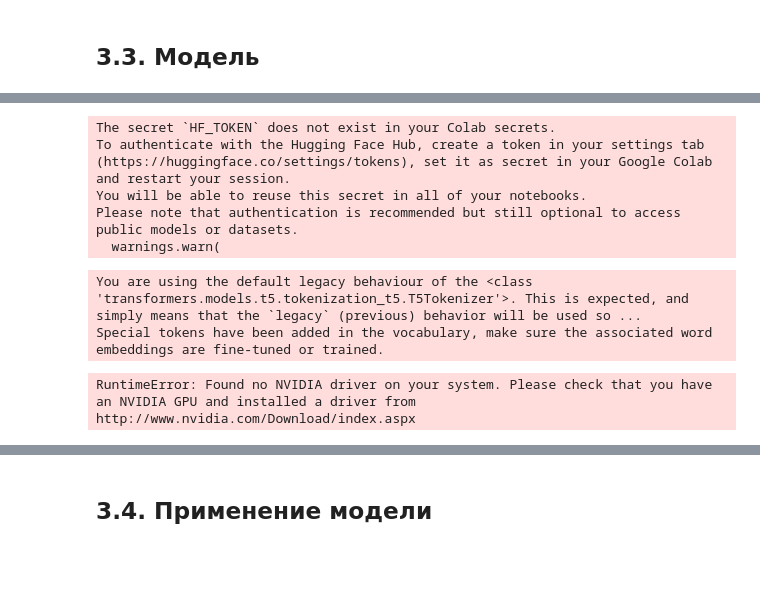
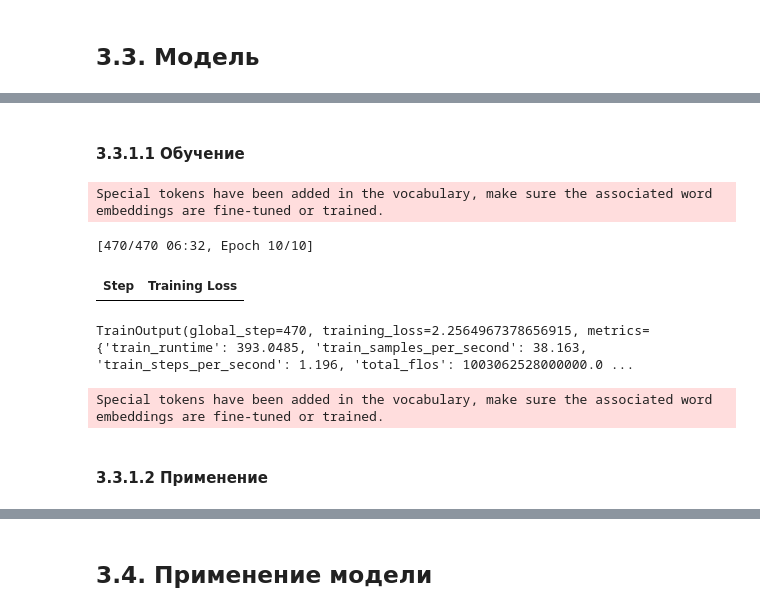
Before and after one commit to Falconwatch/llm_course, a Jupyter notebook: HW3/ДЗ3_done.ipynb, the cells around one changed output, grey strips where cells are left out. Drawn from its saved outputs; the diff is of its cells as text; code cells hidden in the pictures; blank space fills up the shorter version.

Commit message:
Baseline model

```diff
--- a/HW3/ДЗ3_done.ipynb
+++ b/HW3/ДЗ3_done.ipynb
@@ -170,2 +149,14 @@ class DataCollatorWithPadding:
 # %% [markdown]
 ## 3.3. Модель
+# %%
+from transformers import Trainer, TrainingArguments, DataCollatorWithPadding
+import gc
+
+def prepair_datasets(tokenizer, train_df, test_df):
+  train_dataset = PairsDataset(tokenizer(train_df['hyponyms_input'].tolist(), padding="max_length",  max_length=50, truncation=True),
+                              tokenizer(train_df['hypernyms'].tolist(),  padding="max_length",  max_length=50, truncation=True))
+  test_dataset = PairsDataset(tokenizer(test_df['hyponyms_input'].tolist(),  padding="max_length",  max_length=50, truncation=True),
+                            tokenizer(test_df['hypernyms'].tolist(),  padding="max_length",  max_length=50, truncation=True))
+
+  data_collator = DataCollatorWithPadding(tokenizer=tokenizer)
+  return train_dataset, test_dataset, data_collator
@@ -172,13 +165,23 @@ class DataCollatorWithPadding:
+# %% [markdown]
+#### 3.3.1.1 Обучение
 # %%
 # model training
-tokenizer = T5Tokenizer.from_pretrained("google/flan-t5-base")
-model = T5ForConditionalGeneration.from_pretrained("google/flan-t5-base").cuda()
+tokenizer_t5 = T5Tokenizer.from_pretrained("google/flan-t5-base")
+model_t5 = T5ForConditionalGeneration.from_pretrained("google/flan-t5-base").cuda()
 # %% [output]
-The secret `HF_TOKEN` does not exist in your Colab secrets.
-To authenticate with the Hugging Face Hub, create a token in your settings tab (https://huggingface.co/settings/tokens), set it as secret in your Google Colab and restart your session.
-You will be able to reuse this secret in all of your notebooks.
-Please note that authentication is recommended but still optional to access public models or datasets.
-  warnings.warn(
+Special tokens have been added in the vocabulary, make sure the associated word embeddings are fine-tuned or trained.
-You are using the default legacy behaviour of the <class 'transformers.models.t5.tokenization_t5.T5Tokenizer'>. This is expected, and simply means that the `legacy` (previous) behavior will be used so ...
-Special tokens have been added in the vocabulary, make sure the associated word embeddings are fine-tuned or trained.
-RuntimeError: Found no NVIDIA driver on your system. Please check that you have an NVIDIA GPU and installed a driver from http://www.nvidia.com/Download/index.aspx
+# %%
+train_dataset_t5, test_dataset_t5, data_collator_t5 = prepair_datasets(tokenizer_t5, df, df_test)
+# %%
+args_t5 = TrainingArguments(output_dir="bart-base-finetuned",
+                            num_train_epochs=10,
+                            per_device_train_batch_size=32,
+                            save_steps=10000)
+
+trainer_t5 = Trainer(
+    model = model_t5,
+    args = args_t5,
+    train_dataset = train_dataset_t5,
+    eval_dataset = test_dataset_t5,
+    tokenizer = tokenizer_t5
+)
@@ -184,0 +194,14 @@ RuntimeError: Found no NVIDIA driver on your system. Please check that you have
+# %%
+trainer_t5.train()
+# %% [output]
+[470/470 06:32, Epoch 10/10]
+| Step | Training Loss |
+TrainOutput(global_step=470, training_loss=2.2564967378656915, metrics={'train_runtime': 393.0485, 'train_samples_per_second': 38.163, 'train_steps_per_second': 1.196, 'total_flos': 1003062528000000.0 ...
+# %%
+#сохраняем
+current_model_name = "flan-t5-base-finetuned"
+trainer_t5.save_model(current_model_name)
+# %% [output]
+Special tokens have been added in the vocabulary, make sure the associated word embeddings are fine-tuned or trained.
+# %% [markdown]
+#### 3.3.1.2 Применение
```
Also changed, not shown: parts of 14 cells of this notebook.
